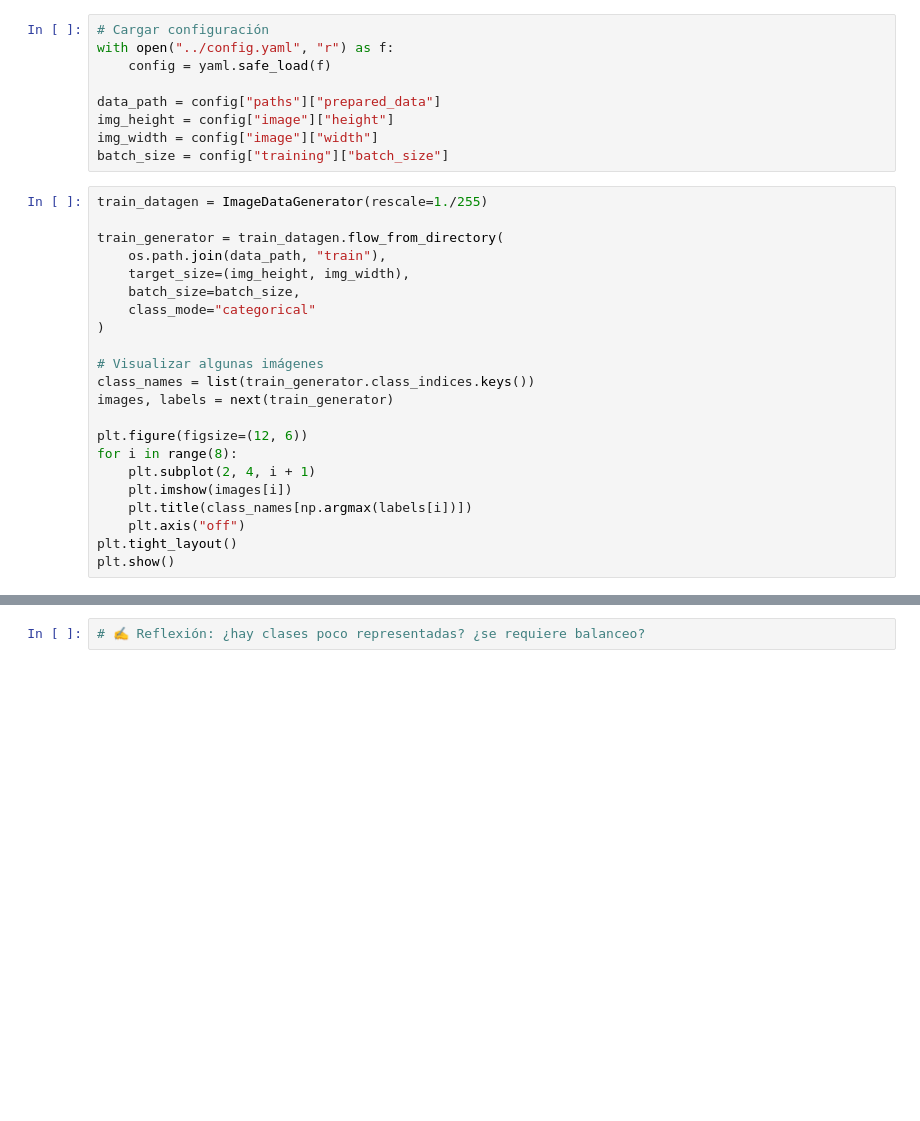
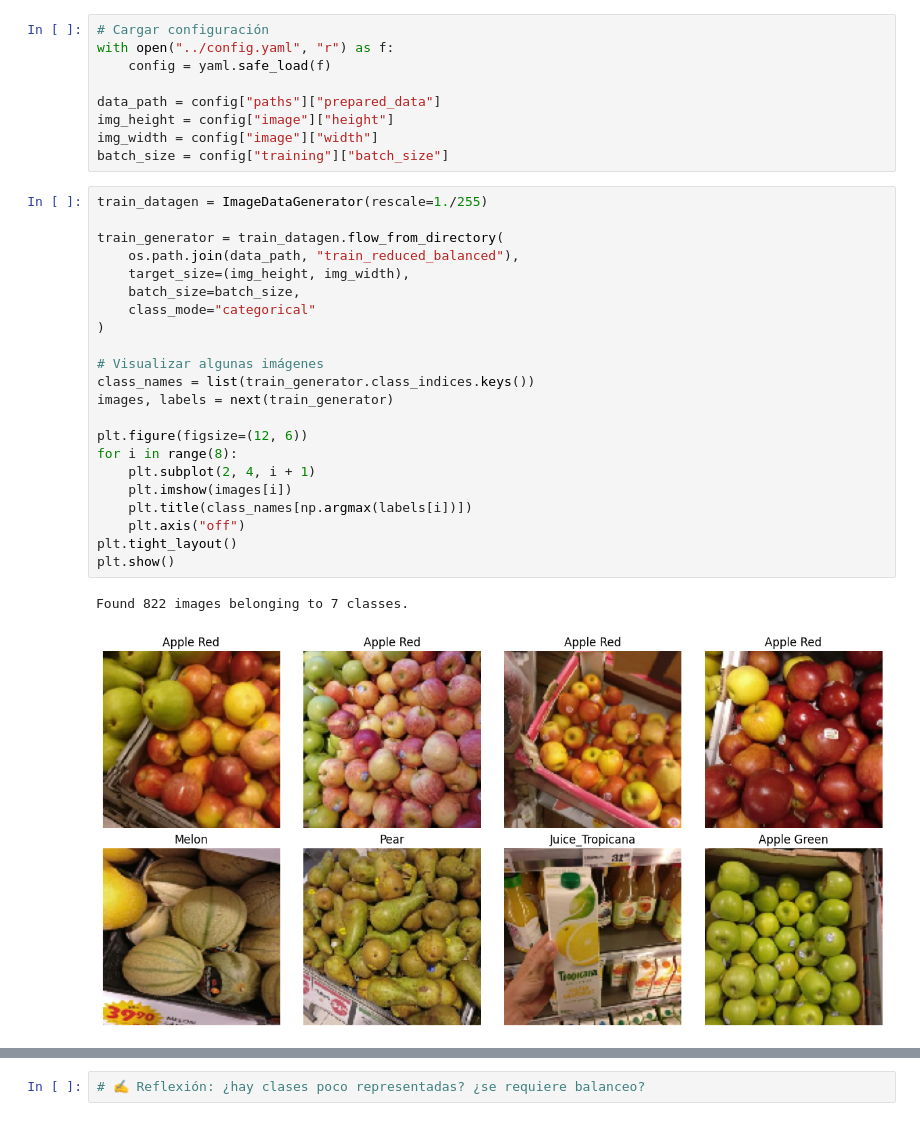
Before and after one commit to solivare/DeepNeuralNetworkUSS, a Jupyter notebook: Projects/Supermarket/notebooks/EDA.ipynb, the cells around one changed output, grey strips where cells are left out. Cells and saved outputs as stored; diff of their text form; blank space fills up the shorter version.

```diff
--- a/Projects/Supermarket/notebooks/EDA.ipynb
+++ b/Projects/Supermarket/notebooks/EDA.ipynb
@@ -18,25 +19,28 @@ batch_size = config["training"]["batch_size"]
 # %%
 train_datagen = ImageDataGenerator(rescale=1./255)
 
 train_generator = train_datagen.flow_from_directory(
-    os.path.join(data_path, "train"),
+    os.path.join(data_path, "train_reduced_balanced"),
     target_size=(img_height, img_width),
     batch_size=batch_size,
     class_mode="categorical"
 )
 
 # Visualizar algunas imágenes
 class_names = list(train_generator.class_indices.keys())
 images, labels = next(train_generator)
 
 plt.figure(figsize=(12, 6))
 for i in range(8):
     plt.subplot(2, 4, i + 1)
     plt.imshow(images[i])
     plt.title(class_names[np.argmax(labels[i])])
     plt.axis("off")
 plt.tight_layout()
 plt.show()
+# %% [output]
+Found 822 images belonging to 7 classes.
+[figure, added]
 # %%
 from collections import Counter
 
```
Also changed, not shown: parts of 6 cells of this notebook, 6 other files.
